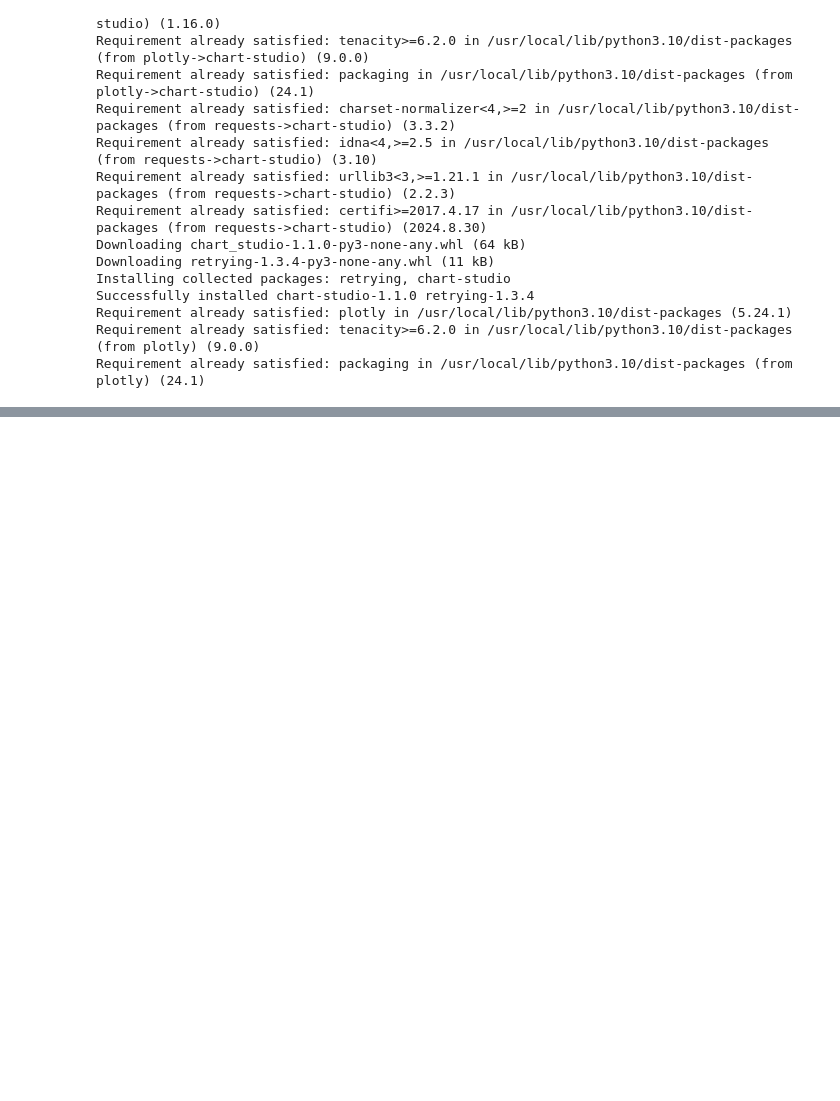
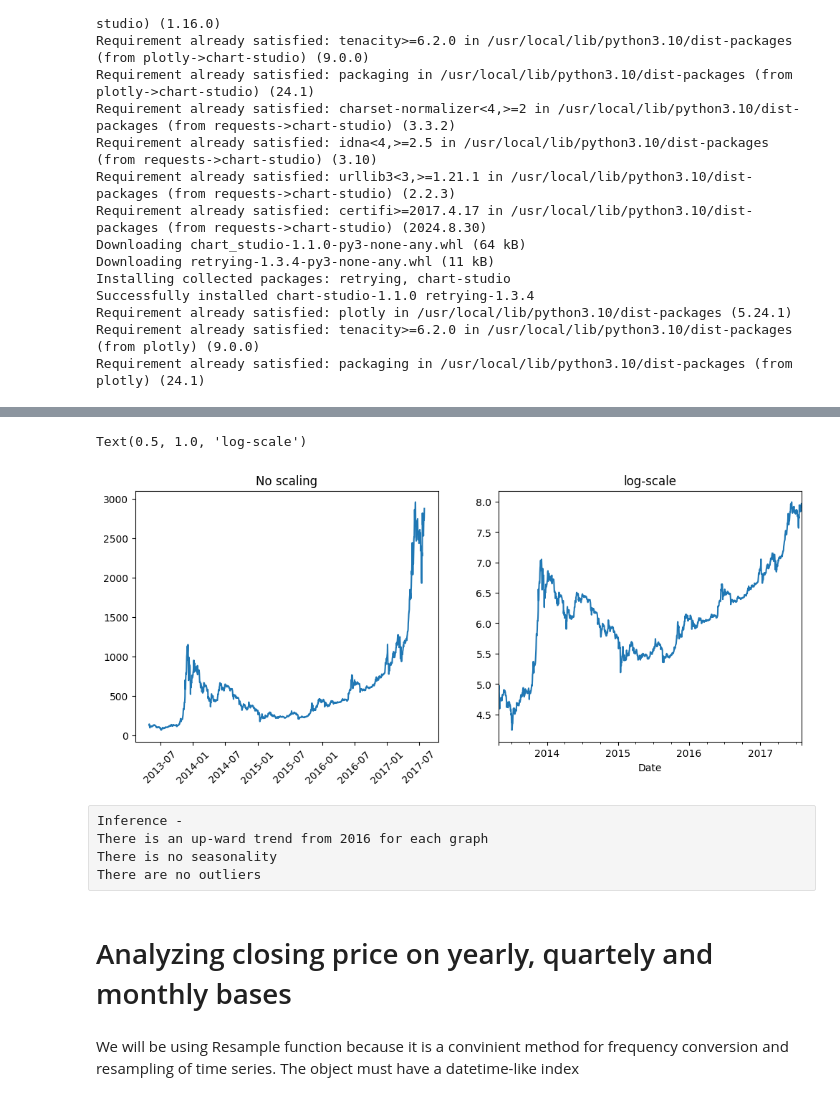
Before and after one commit to hillaryjude/Bitcoin-analysis-using-pandas, a Jupyter notebook: Bitcoin-analysis-using-pandas.ipynb, the cells around one changed output, grey strips where cells are left out. Saved outputs shown, nothing was run; the diff lists cells and outputs as text; code cells hidden in the pictures; blank space fills up the shorter version.

```diff
--- a/Bitcoin-analysis-using-pandas.ipynb
+++ b/Bitcoin-analysis-using-pandas.ipynb
@@ -227,0 +266,23 @@ fig.show(renderer='iframe')
+# %%
+plt.figure(figsize = (12,10))
+plt.subplot(2,2,1)
+plt.plot(bitcoin['Close'])
+plt.title(label = 'No scaling')
+plt.xticks(rotation = 45)
+
+
+plt.subplot(2,2,2)
+np.log1p(bitcoin['Close']).plot()
+plt.title(label = 'log-scale')
+# %% [output]
+Text(0.5, 1.0, 'log-scale')
+[figure, added]
+# %% [raw]
+Inference -
+There is an up-ward trend from 2016 for each graph
+There is no seasonality
+There are no outliers
+# %% [markdown]
+# Analyzing closing price on yearly, quartely and monthly bases
+# %% [markdown]
+We will be using Resample function because it is a convinient method for frequency conversion and resampling of time series. The object must have a datetime-like index
```
Also changed, not shown: parts of 16 cells of this notebook.
